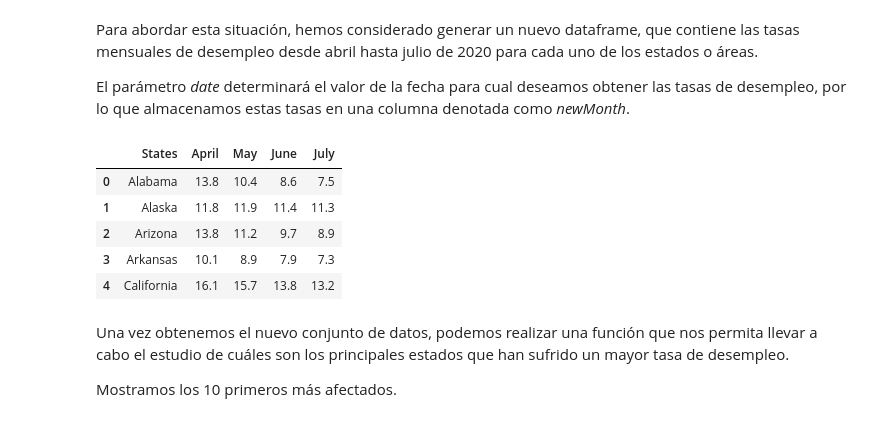
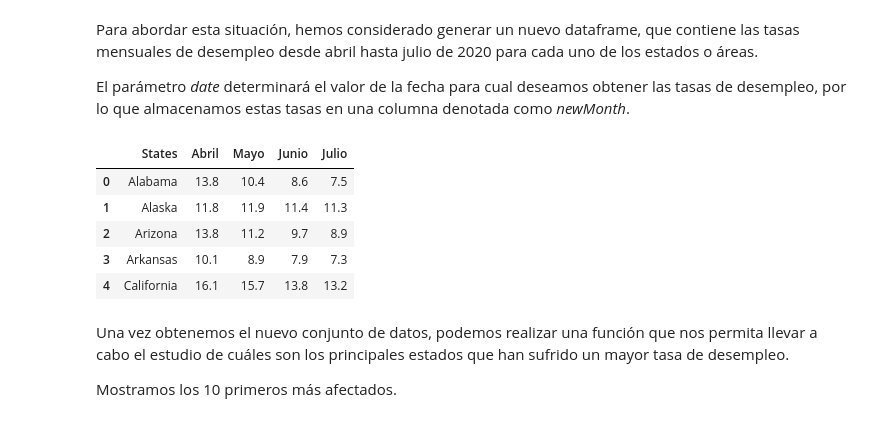
Before and after one commit to IgnacioGarciaLuengo/USA_Unemployment_Analysis, a Jupyter notebook: practica.ipynb, the cells around one changed output. Saved outputs shown, nothing was run; the diff lists cells and outputs as text; code cells hidden in the pictures.

```diff
--- a/practica.ipynb
+++ b/practica.ipynb
@@ -198,12 +197,12 @@ def addMonth(date, colname):
     covid_data[colname] = newMonth
 # %%
 date = ['2020-04-01','2020-05-01','2020-06-01','2020-07-01']
-months = ['April','May','June','July']
+months = ['Abril','Mayo','Junio','Julio']
 for i in range(4):
     addMonth(date[i],months[i])
 covid_data.head()
 # %% [output]
-|  | States | April | May | June | July |
+|  | States | Abril | Mayo | Junio | Julio |
 | 0 | Alabama | 13.8 | 10.4 | 8.6 | 7.5 |
 | 1 | Alaska | 11.8 | 11.9 | 11.4 | 11.3 |
 | 2 | Arizona | 13.8 | 11.2 | 9.7 | 8.9 |
```
Also changed, not shown: parts of 22 cells of this notebook, 1 other file.
